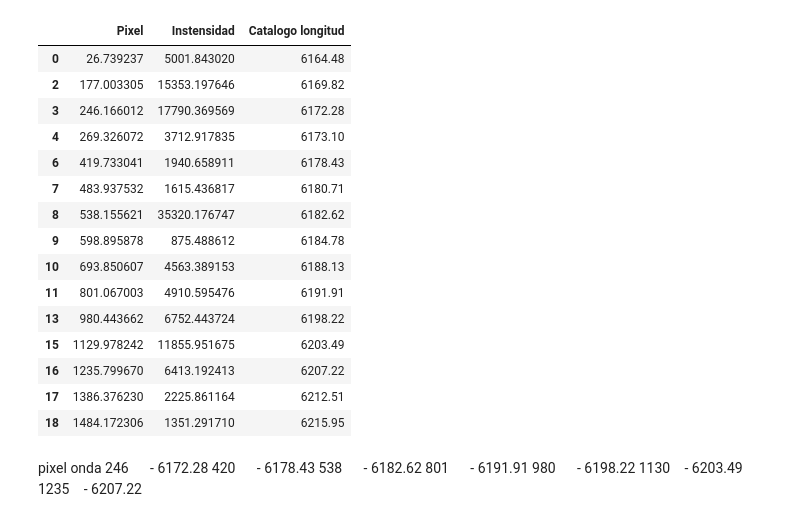
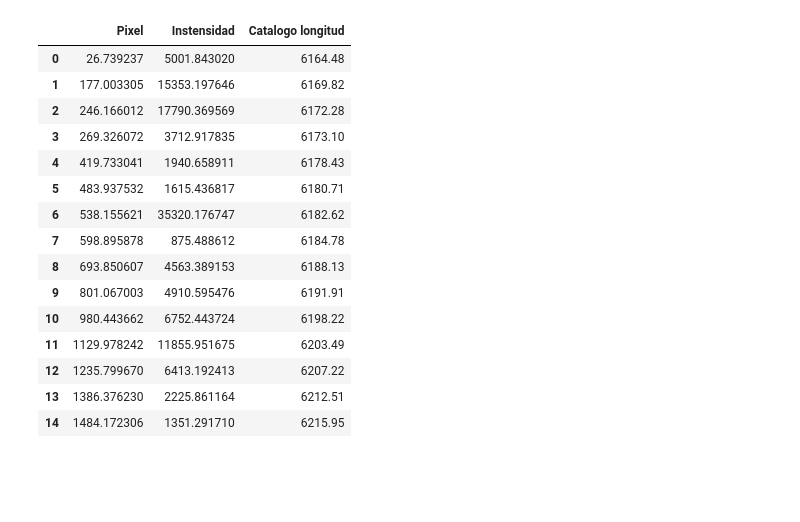
Before and after one commit to ccuellarn/Torium-Operation, a Jupyter notebook: Analisis.ipynb, the cells around one changed output. Cells and saved outputs as stored; diff of their text form; code cells hidden in the pictures; blank space fills up the shorter version.

```diff
--- a/Analisis.ipynb
+++ b/Analisis.ipynb
@@ -55,66 +92,59 @@ for i, label in enumerate(anotaciones):
 # %%
 #Ajuste de Lorentz
 
 def Lorentzian(x,h,x0,W):
     return h*W**2/((x-x0)**2+W**2)
 
 def AjusteLorentz(i):
     x = index_x[i]
     y = index_y[i]
     x_1 = np.linspace(x[0],x[-1],500 )
 
     popt, _ = curve_fit(Lorentzian,x,y)
     h = popt[0]
     x0 = popt[1]
     w = popt[2]
 
     fit_y= Lorentzian(x_1,h,x0,w)
 
     return x0,h,fit_y,x_1, x, y
 
-# plt.plot(fitx,fity, '--',color='b')
-# plt.scatter(x,y)
+def MakeDataFrame(rango,catalog_long):
 
-Datafit = pd.DataFrame()
-lineasfit = []
-alturafit = []
-catalog_long = [ 6164.48, 0, 6169.82, 6172.28, 6173.10, 0, 6178.43, 6180.71, 6182.62, 6184.78, 6188.13, 6191.91, 0, 6198.22, 0, 6203.49, 6207.22, 6212.51, 6215.95 ]
+    Datafit = pd.DataFrame()
+    lineasfit = []
+    alturafit = []
+
+    for i in range(0,rango):
+        linea,altura, fity, fitx, x, y = AjusteLorentz(i)
+        lineasfit.append(linea)
+        alturafit.append(altura)
 
 
-for i in range(0,19):
-    linea,altura, fity, fitx, x, y = AjusteLorentz(i)
-    lineasfit.append(linea)
-    alturafit.append(altura)
+    Datafit['Pixel'] = lineasfit
+    Datafit['Instensidad'] = alturafit
+    Datafit['Catalogo longitud'] = catalog_long
 
-Datafit['Pixel'] = lineasfit
-Datafit['Instensidad'] = alturafit
-Datafit['Catalogo longitud'] = catalog_long
-Datafit.drop([1,5,12,14], axis=0, inplace=True)
-Datafit
+    return Datafit
+
+catalog_long = [ 6164.48, 6169.82, 6172.28, 6173.10, 6178.43, 6180.71, 6182.62, 6184.78, 6188.13, 6191.91, 6198.22, 6203.49, 6207.22, 6212.51, 6215.95 ]
+DataFit = MakeDataFrame(len(marker_x),catalog_long)
+DataFit
 # %% [output]
 |  | Pixel | Instensidad | Catalogo longitud |
 | 0 | 26.739237 | 5001.843020 | 6164.48 |
-| 2 | 177.003305 | 15353.197646 | 6169.82 |
-| 3 | 246.166012 | 17790.369569 | 6172.28 |
-| 4 | 269.326072 | 3712.917835 | 6173.10 |
-| 6 | 419.733041 | 1940.658911 | 6178.43 |
-| 7 | 483.937532 | 1615.436817 | 6180.71 |
-| 8 | 538.155621 | 35320.176747 | 6182.62 |
-| 9 | 598.895878 | 875.488612 | 6184.78 |
-| 10 | 693.850607 | 4563.389153 | 6188.13 |
-| 11 | 801.067003 | 4910.595476 | 6191.91 |
-| 13 | 980.443662 | 6752.443724 | 6198.22 |
-| 15 | 1129.978242 | 11855.951675 | 6203.49 |
-| 16 | 1235.799670 | 6413.192413 | 6207.22 |
-| 17 | 1386.376230 | 2225.861164 | 6212.51 |
-| 18 | 1484.172306 | 1351.291710 | 6215.95 |
+| 1 | 177.003305 | 15353.197646 | 6169.82 |
+| 2 | 246.166012 | 17790.369569 | 6172.28 |
+| 3 | 269.326072 | 3712.917835 | 6173.10 |
+| 4 | 419.733041 | 1940.658911 | 6178.43 |
+| 5 | 483.937532 | 1615.436817 | 6180.71 |
+| 6 | 538.155621 | 35320.176747 | 6182.62 |
+| 7 | 598.895878 | 875.488612 | 6184.78 |
+| 8 | 693.850607 | 4563.389153 | 6188.13 |
+| 9 | 801.067003 | 4910.595476 | 6191.91 |
+| 10 | 980.443662 | 6752.443724 | 6198.22 |
+| 11 | 1129.978242 | 11855.951675 | 6203.49 |
+| 12 | 1235.799670 | 6413.192413 | 6207.22 |
+| 13 | 1386.376230 | 2225.861164 | 6212.51 |
+| 14 | 1484.172306 | 1351.291710 | 6215.95 |
-# %% [markdown]
-pixel     onda
-246   - 6172.28
-420   - 6178.43
-538   - 6182.62
-801   - 6191.91
-980   - 6198.22
-1130  - 6203.49
-1235  - 6207.22
 # %%
```
Also changed, not shown: parts of 7 cells of this notebook, 2 other files.
